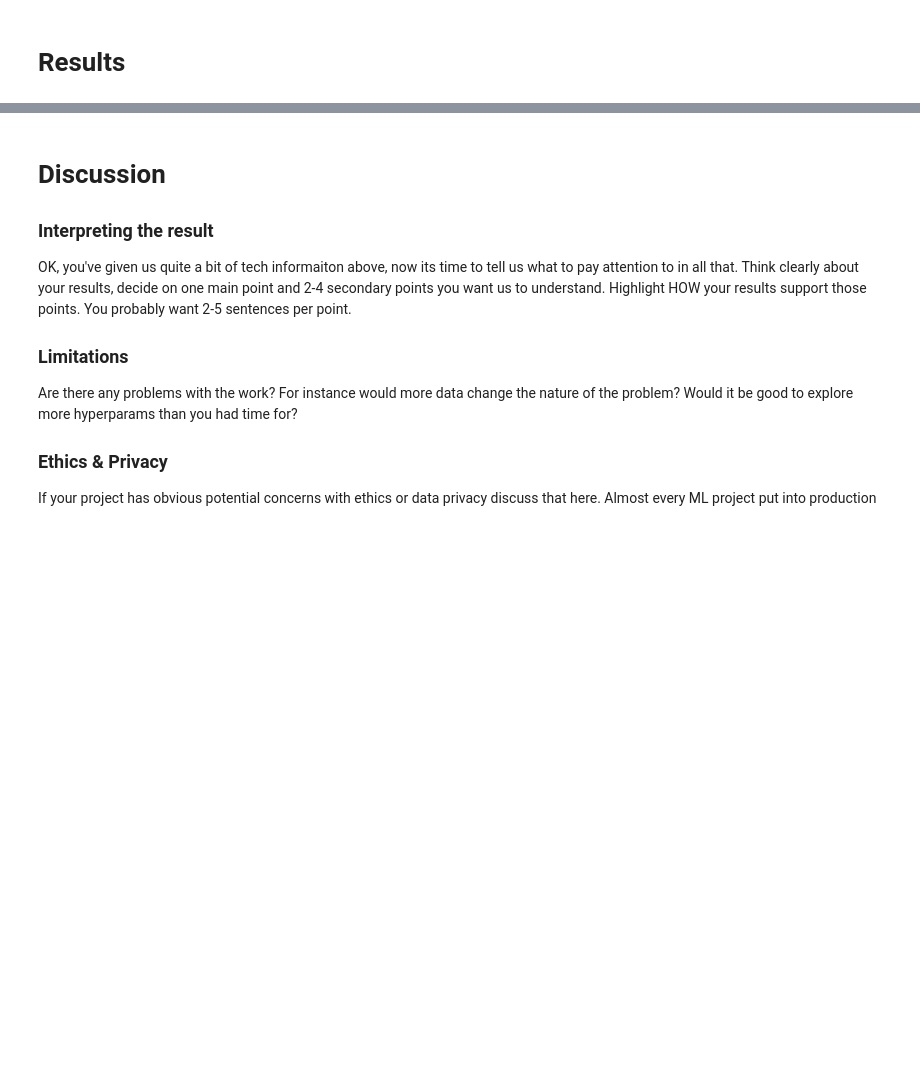
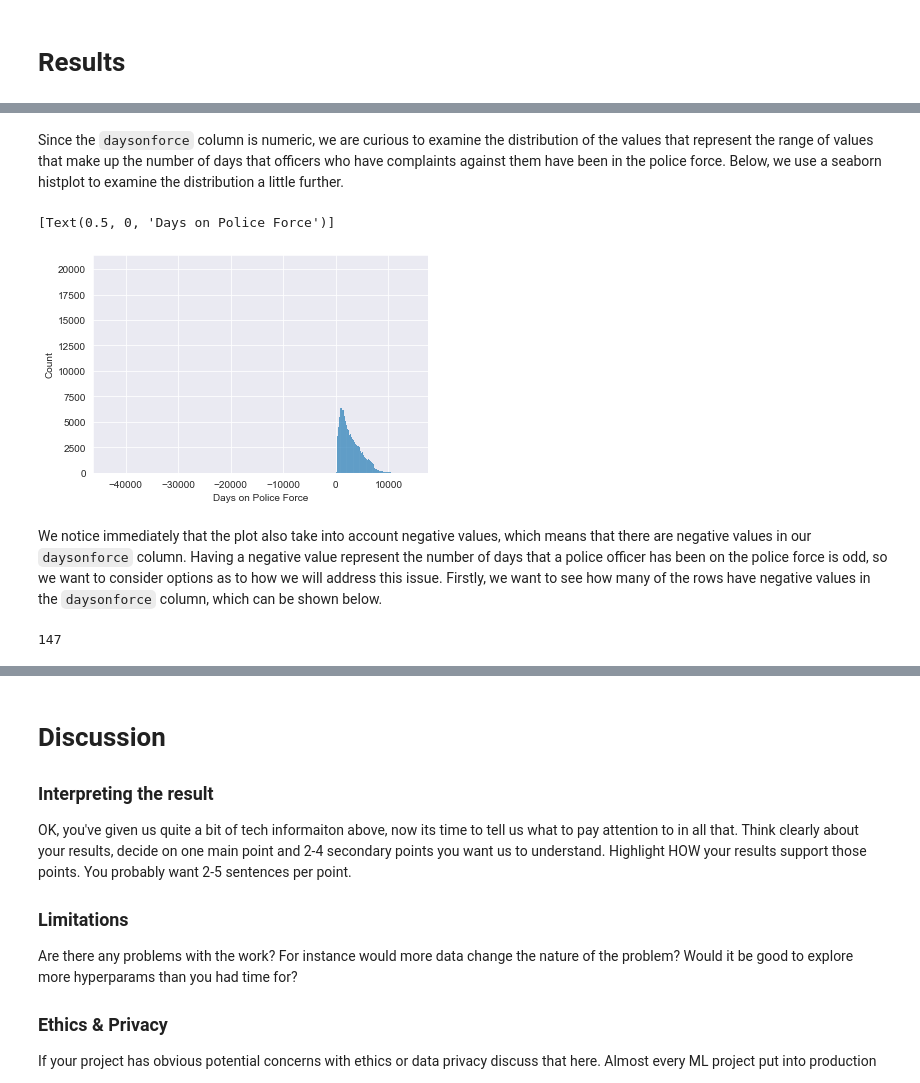
Before and after one commit to COGS118A/Group015-Wi23, a Jupyter notebook: FinalProjectGroup015-Wi23.ipynb, the cells around one changed output, grey strips where cells are left out. Saved outputs shown, nothing was run; the diff lists cells and outputs as text; code cells hidden in the pictures; blank space fills up the shorter version.

```diff
--- a/FinalProjectGroup015-Wi23.ipynb
+++ b/FinalProjectGroup015-Wi23.ipynb
@@ -204,0 +267,3 @@ The detriments of having either a low precision or low recall score also illustr
+# %%
+ccrb = ccrb.drop(columns = ["incidentdate"])
+ccrb.head()
@@ -204,0 +292,14 @@ The detriments of having either a low precision or low recall score also illustr
+# %% [markdown]
+Since the `daysonforce` column is numeric, we are curious to examine the distribution of the values that represent the range of values that make up the number of days that officers who have complaints against them have been in the police force. Below, we use a seaborn histplot to examine the distribution a little further.
+# %%
+sns.histplot(data = ccrb, x = "daysonforce").set(xlabel = "Days on Police Force")
+# %% [output]
+[Text(0.5, 0, 'Days on Police Force')]
+[figure, added]
+# %% [markdown]
+We notice immediately that the plot also take into account negative values, which means that there are negative values in our `daysonforce` column. Having a negative value represent the number of days that a police officer has been on the police force is odd, so we want to consider options as to how we will address this issue. Firstly, we want to see how many of the rows have negative values in the `daysonforce` column, which can be shown below.
+# %%
+# number of rows that have values < 0 for daysonforce column
+ccrb[ccrb["daysonforce"] < 0].shape[0]
+# %% [output]
+147
```
Also changed, not shown: parts of 30 cells of this notebook.
